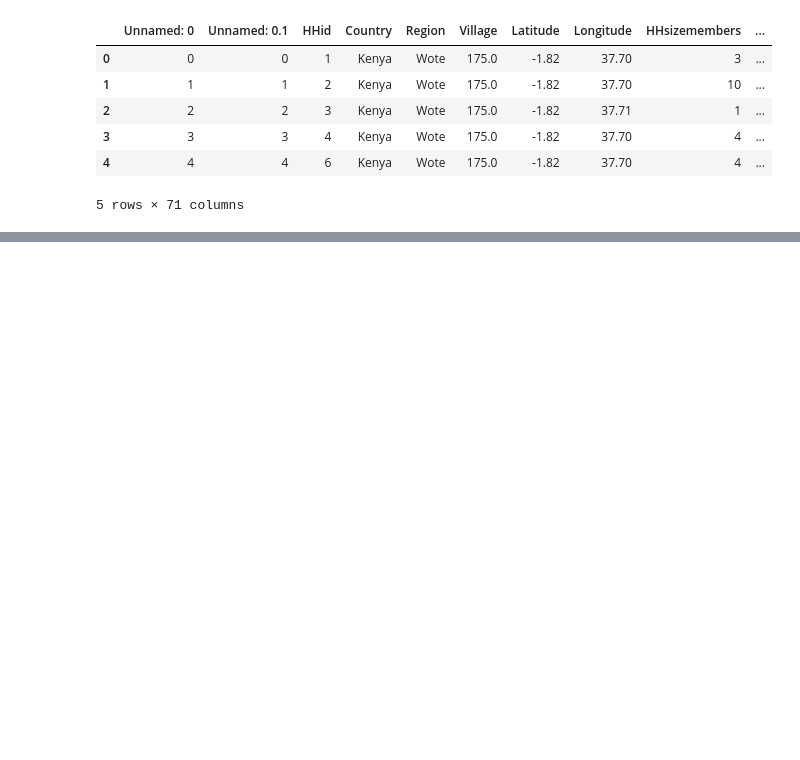
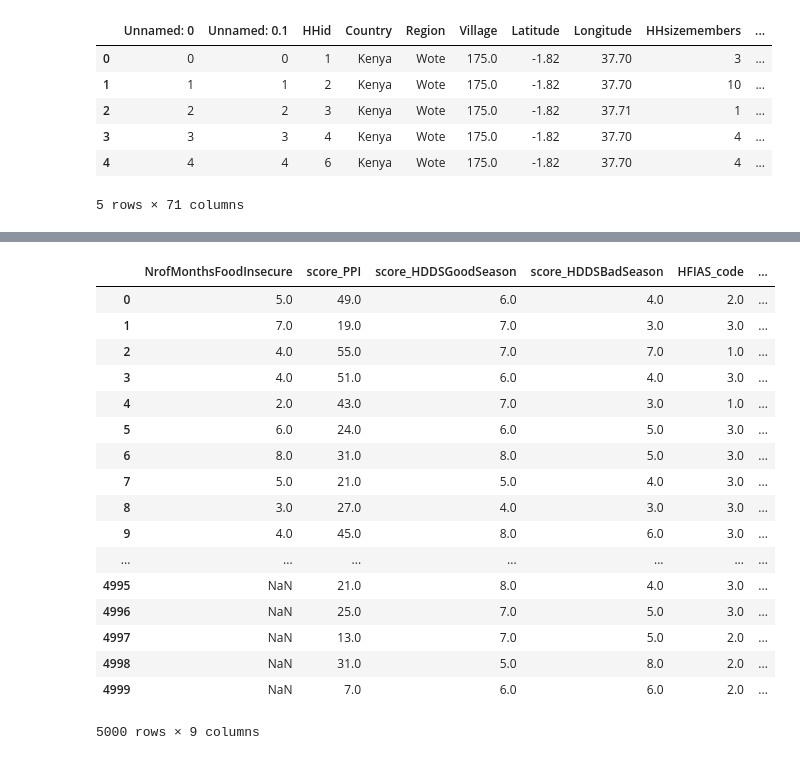
Before and after one commit to Clare3/Farming-competition-revisited-2, a Jupyter notebook: 3PCAonImputedValues.ipynb, the cells around one changed output, grey strips where cells are left out. Cells and saved outputs as stored; diff of their text form; code cells hidden in the pictures; blank space fills up the shorter version.

```diff
--- a/3PCAonImputedValues.ipynb
+++ b/3PCAonImputedValues.ipynb
@@ -371,0 +425,22 @@ inds_with_scores.to_csv("3PCAonImputedValues_output")
+# %%
+inds_with_scores[['NrofMonthsFoodInsecure', 'score_PPI','score_HDDSGoodSeason','score_HDDSBadSeason','HFIAS_code','Income/MAE decile',
+                  'Food Security Factor','Diet Quality Factor', 'Money Factor']]
+# %% [output]
+|  | NrofMonthsFoodInsecure | score_PPI | score_HDDSGoodSeason | score_HDDSBadSeason | HFIAS_code | ... |
+| 0 | 5.0 | 49.0 | 6.0 | 4.0 | 2.0 | ... |
+| 1 | 7.0 | 19.0 | 7.0 | 3.0 | 3.0 | ... |
+| 2 | 4.0 | 55.0 | 7.0 | 7.0 | 1.0 | ... |
+| 3 | 4.0 | 51.0 | 6.0 | 4.0 | 3.0 | ... |
+| 4 | 2.0 | 43.0 | 7.0 | 3.0 | 1.0 | ... |
+| 5 | 6.0 | 24.0 | 6.0 | 5.0 | 3.0 | ... |
+| 6 | 8.0 | 31.0 | 8.0 | 5.0 | 3.0 | ... |
+| 7 | 5.0 | 21.0 | 5.0 | 4.0 | 3.0 | ... |
+| 8 | 3.0 | 27.0 | 4.0 | 3.0 | 3.0 | ... |
+| 9 | 4.0 | 45.0 | 8.0 | 6.0 | 3.0 | ... |
+| ... | ... | ... | ... | ... | ... | ... |
+| 4995 | NaN | 21.0 | 8.0 | 4.0 | 3.0 | ... |
+| 4996 | NaN | 25.0 | 7.0 | 5.0 | 3.0 | ... |
+| 4997 | NaN | 13.0 | 7.0 | 5.0 | 2.0 | ... |
+| 4998 | NaN | 31.0 | 5.0 | 8.0 | 2.0 | ... |
+| 4999 | NaN | 7.0 | 6.0 | 6.0 | 2.0 | ... |
+5000 rows × 9 columns
```
Also changed, not shown: parts of 5 cells of this notebook.
